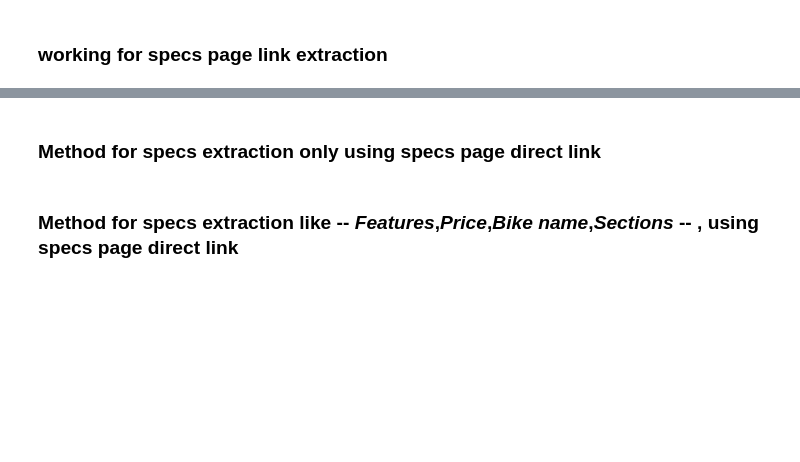
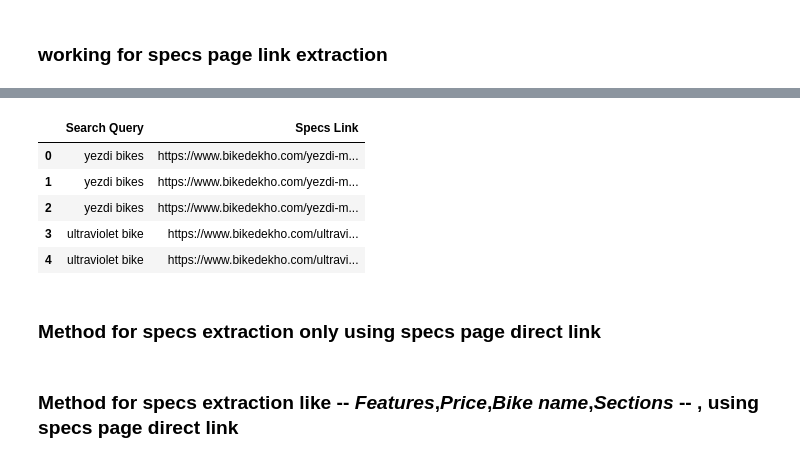
Before and after one commit to atharvpuranik/Indian_bikes_data_scrapped, a Jupyter notebook: notebooks/Scrapping_indian_bikes_specs.ipynb, the cells around one changed output, grey strips where cells are left out. Saved outputs shown, nothing was run; the diff lists cells and outputs as text; code cells hidden in the pictures; blank space fills up the shorter version.

```diff
--- a/notebooks/Scrapping_indian_bikes_specs.ipynb
+++ b/notebooks/Scrapping_indian_bikes_specs.ipynb
@@ -283,7 +283,7 @@ try:
 
     with webdriver.Chrome() as driver:
         driver.get('https://www.bikedekho.com')
-        search_queries = ['Hero bike','Aprilia Bikes']
+        search_queries = ['yezdi bikes','ultraviolet bike',]
         # search_queries = ['Bajaj bike', 'TVS bike', 'Hero bike', 'Royal Enfield bike','Honda bike', 'Yamaha bike', 'Suzuki bike','KTM bike',
         #     'Jawa bike', 'Benelli bike', 'Harley bike', 'Triumph bike',
         #     'Ducati bike', 'BMW bike', 'Kawasaki bike', 'Husqvarna bike',
@@ -294,8 +294,8 @@ try:
             bike_links_list.extend(result)
 
     # Convert the list of dictionaries to a pandas DataFrame
-    dfi = pd.DataFrame(bike_links_list)
-    print(dfi)
+    dfo = pd.DataFrame(bike_links_list)
+    print(dfo)
 
 except Exception as e:
     print(f"An error occurred: {str(e)}")
@@ -302 +314,10 @@ except Exception as e:
+# %%
+dfo
+# %% [output]
+|  | Search Query | Specs Link |
+| 0 | yezdi bikes | https://www.bikedekho.com/yezdi-m... |
+| 1 | yezdi bikes | https://www.bikedekho.com/yezdi-m... |
+| 2 | yezdi bikes | https://www.bikedekho.com/yezdi-m... |
+| 3 | ultraviolet bike | https://www.bikedekho.com/ultravi... |
+| 4 | ultraviolet bike | https://www.bikedekho.com/ultravi... |
 # %%
```
Also changed, not shown: parts of 19 cells of this notebook, 5 other files.
